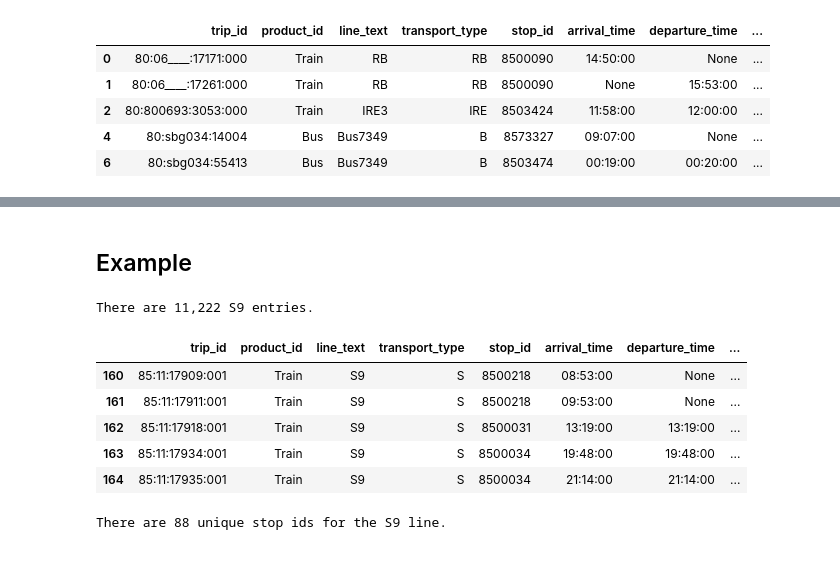
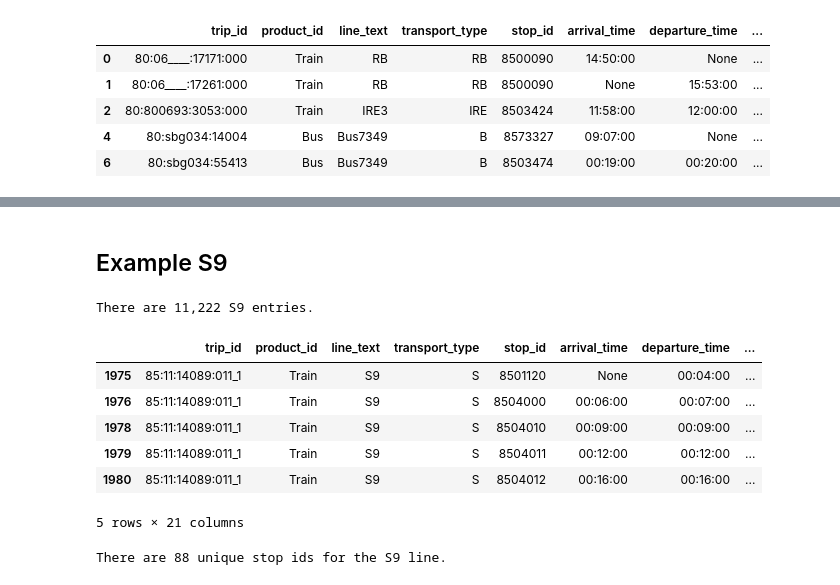
Before and after one commit to com-480-data-visualization/project-2023-choo-choo-data-darlings, a Jupyter notebook: notebooks/preprocessing/extract_train_journeys.ipynb, the cells around one changed output, grey strips where cells are left out. Drawn from its saved outputs; the diff is of its cells as text; code cells hidden in the pictures.

```diff
--- a/notebooks/preprocessing/extract_train_journeys.ipynb
+++ b/notebooks/preprocessing/extract_train_journeys.ipynb
@@ -28,0 +109,38 @@ train_data.to_parquet(TRAINS_DATA_V2_PATH)
+# %%
+def add_trip_index(data):
+    new_data = data.copy()
+    # Add a temporary unique identifier to the original data
+    new_data['_temp_id'] = np.arange(len(data))
+
+    trip_stops = new_data \
+        .sort_values(['trip_id', 'time']) \
+        .groupby('trip_id') \
+        .agg({
+            'stop_id': lambda x: list(x),
+            '_temp_id': lambda x: list(x)
+        }) \
+        .rename(columns={
+            'stop_id': 'stop_ids',
+        }) \
+        .reset_index()
+
+    # Add indexes
+    trip_stops['stop_indexes'] = trip_stops['stop_ids'].apply(lambda x: list(range(len(x))))
+
+    # Create a new DataFrame with stop_ids, temp_ids and their corresponding indexes
+    exploded_trip_stops = pd.concat(
+        [pd.DataFrame(
+            {'trip_id': x['trip_id'], 'stop_id': x['stop_ids'], '_temp_id': x['_temp_id'], 'trip_index': list(range(len(x['stop_ids'])))}
+        ) for i, x in trip_stops.iterrows()], ignore_index=True)
+
+    # Merge with the original DataFrame (using the temporary unique identifier)
+    result = new_data.merge(exploded_trip_stops, on=['trip_id', 'stop_id', '_temp_id'])
+
+    # Remove the temporary unique identifier column
+    result = result.drop(columns=['_temp_id'])
+
+    return result
+
+train_data = add_trip_index(train_data)
+print(f"Number of entries: {train_data.shape[0]}")
+train_data.sort_values(['trip_id', 'time']).head()
@@ -29,20 +156,18 @@ train_data.to_parquet(TRAINS_DATA_V2_PATH)
 # %% [markdown]
-## Example
+## Example S9
-# %%
-# Add time column to sort
-train_data['time'] = train_data['arrival_time'].fillna(train_data['departure_time'])
 # %%
 s9_data = train_data[train_data['line_text'] == 'S9']
 print(f"There are {s9_data.shape[0]:,} S9 entries.")
-s9_data.head()
+s9_data.sort_values(['trip_id', 'time']).head()
 # %% [output]
 There are 11,222 S9 entries.
 |  | trip_id | product_id | line_text | transport_type | stop_id | arrival_time | departure_time | ... |
-| 160 | 85:11:17909:001 | Train | S9 | S | 8500218 | 08:53:00 | None | ... |
-| 161 | 85:11:17911:001 | Train | S9 | S | 8500218 | 09:53:00 | None | ... |
-| 162 | 85:11:17918:001 | Train | S9 | S | 8500031 | 13:19:00 | 13:19:00 | ... |
-| 163 | 85:11:17934:001 | Train | S9 | S | 8500034 | 19:48:00 | 19:48:00 | ... |
-| 164 | 85:11:17935:001 | Train | S9 | S | 8500034 | 21:14:00 | 21:14:00 | ... |
+| 1975 | 85:11:14089:011_1 | Train | S9 | S | 8501120 | None | 00:04:00 | ... |
+| 1976 | 85:11:14089:011_1 | Train | S9 | S | 8504000 | 00:06:00 | 00:07:00 | ... |
+| 1978 | 85:11:14089:011_1 | Train | S9 | S | 8504010 | 00:09:00 | 00:09:00 | ... |
+| 1979 | 85:11:14089:011_1 | Train | S9 | S | 8504011 | 00:12:00 | 00:12:00 | ... |
+| 1980 | 85:11:14089:011_1 | Train | S9 | S | 8504012 | 00:16:00 | 00:16:00 | ... |
+5 rows × 21 columns
 # %%
 s9_data_stop_ids = s9_data['stop_id'].unique()
 print(f"There are {len(s9_data_stop_ids):,} unique stop ids for the S9 line.")
```
Also changed, not shown: parts of 19 cells of this notebook, 20 other files.
